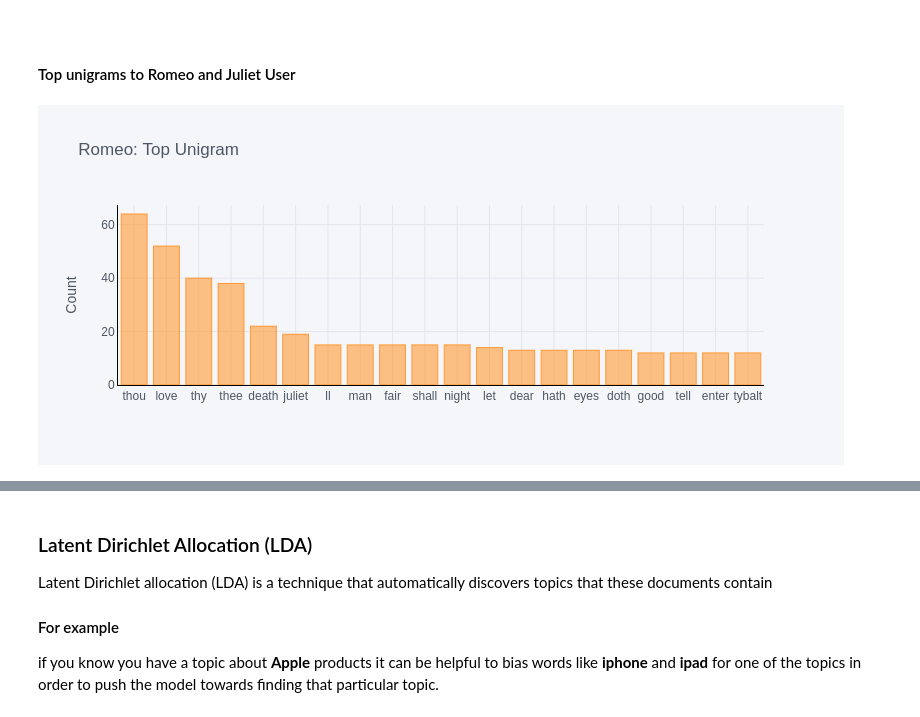
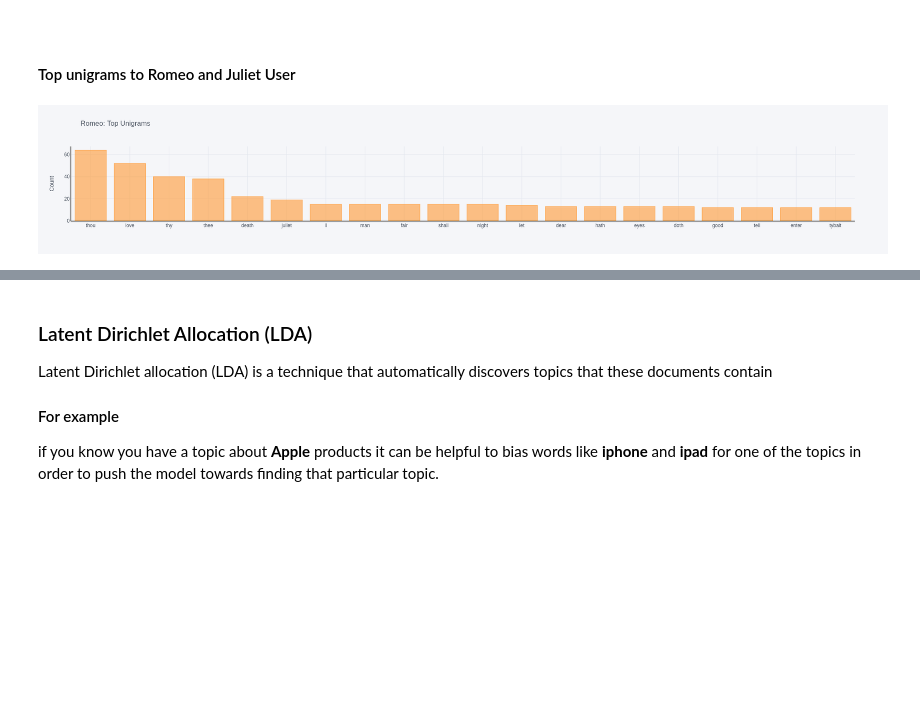
Before and after one commit to brunocampos01/federated-learning-for-text-generation, a Jupyter notebook: notebooks/1-data-undertanding_data-cleansing_ data-exploration.ipynb, the cells around one changed output, grey strips where cells are left out. Saved outputs shown, nothing was run; the diff lists cells and outputs as text; code cells hidden in the pictures; blank space fills up the shorter version.

```diff
--- a/notebooks/1-data-undertanding_data-cleansing_ data-exploration.ipynb
+++ b/notebooks/1-data-undertanding_data-cleansing_ data-exploration.ipynb
@@ -415,14 +407,14 @@ df_unigram_romeo = pd.DataFrame(top_20_words, columns = ['word' , 'count'])
 # %%
 df_unigram_romeo\
   .groupby('word')\
   .sum()['count']\
   .sort_values(ascending=False)\
   .iplot(kind='bar',
          yTitle='Count',
          linecolor='black',
-         title='Romeo: Top Unigram')
+         title='Romeo: Top Unigrams')
 # %% [output]
-[figure, old version]
+[figure, new version]
 # %%
 THE_TRAGEDY_OF_ROMEO_AND_JULIET_JUL = open('data/'\
                                            'federation/'\
```
Also changed, not shown: parts of 16 cells of this notebook, 9 other files.
